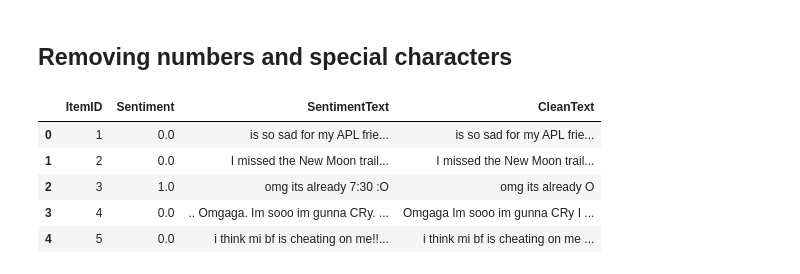
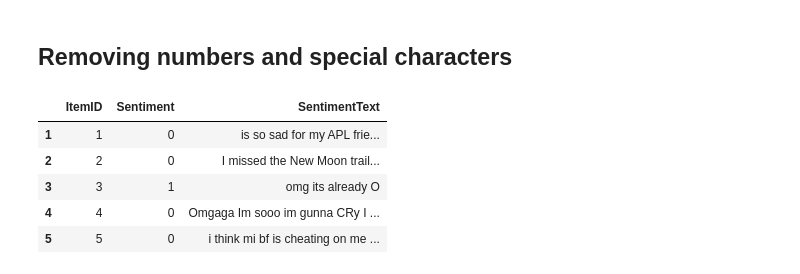
Before and after one commit to saatvikg/Sentiment_Analysis, a Jupyter notebook: Sentiment Analysis.ipynb, the cells around one changed output. Saved outputs shown, nothing was run; the diff lists cells and outputs as text; code cells hidden in the pictures.

```diff
--- a/Sentiment Analysis.ipynb
+++ b/Sentiment Analysis.ipynb
@@ -93,0 +121,4 @@ ValueError: too many values to unpack (expected 3)
+# %%
+df_train.drop(blanks, inplace=True)
+
+len(df_train)
@@ -93,0 +127,9 @@ ValueError: too many values to unpack (expected 3)
+# %%
+blanks = []
+
+for i,it,st in df_test.itertuples():
+    if type(st)==str:
+        if st.isspace():
+            blanks.append(i)
+
+print(len(blanks), 'blanks :' ,blanks)
@@ -94,6 +138,6 @@ ValueError: too many values to unpack (expected 3)
 # %% [markdown]
 ## Removing twitter handler(@)
 # %%
-combi = df_train.append(df_test, ignore_index=True)
+combi = df_train.append(df_test, ignore_index=True,sort=False)
 len(combi)
 # %% [output]
@@ -106,6 +150,6 @@ def remove_pattern(input_txt, pattern):
 
     return input_txt
 # %%
-combi['CleanText'] = np.vectorize(remove_pattern)(combi['SentimentText'].apply(str), "@[\w]*")
-combi.head()
+df_train['SentimentText'] = np.vectorize(remove_pattern)(df_train['SentimentText'].apply(str), "@[\w]*")
+df_train.head()
 # %% [output]
@@ -130,12 +172,12 @@ combi.head()
 # %% [markdown]
 ## Removing numbers and special characters
 # %%
-combi['CleanText'] = combi['CleanText'].str.replace("[^a-zA-Z#]", " ")
-combi.head()
+df_train['SentimentText'] = df_train['SentimentText'].str.replace("[^a-zA-Z#]", " ")
+df_train.head()
 # %% [output]
-|  | ItemID | Sentiment | SentimentText | CleanText |
-| 0 | 1 | 0.0 | is so sad for my APL frie... | is so sad for my APL frie... |
-| 1 | 2 | 0.0 | I missed the New Moon trail... | I missed the New Moon trail... |
-| 2 | 3 | 1.0 | omg its already 7:30 :O | omg its already O |
-| 3 | 4 | 0.0 | .. Omgaga. Im sooo im gunna CRy. ... | Omgaga Im sooo im gunna CRy I ... |
-| 4 | 5 | 0.0 | i think mi bf is cheating on me!!... | i think mi bf is cheating on me ... |
+|  | ItemID | Sentiment | SentimentText |
+| 1 | 1 | 0 | is so sad for my APL frie... |
+| 2 | 2 | 0 | I missed the New Moon trail... |
+| 3 | 3 | 1 | omg its already O |
+| 4 | 4 | 0 | Omgaga Im sooo im gunna CRy I ... |
+| 5 | 5 | 0 | i think mi bf is cheating on me ... |
```
Also changed, not shown: parts of 49 cells of this notebook, 3 other files.
